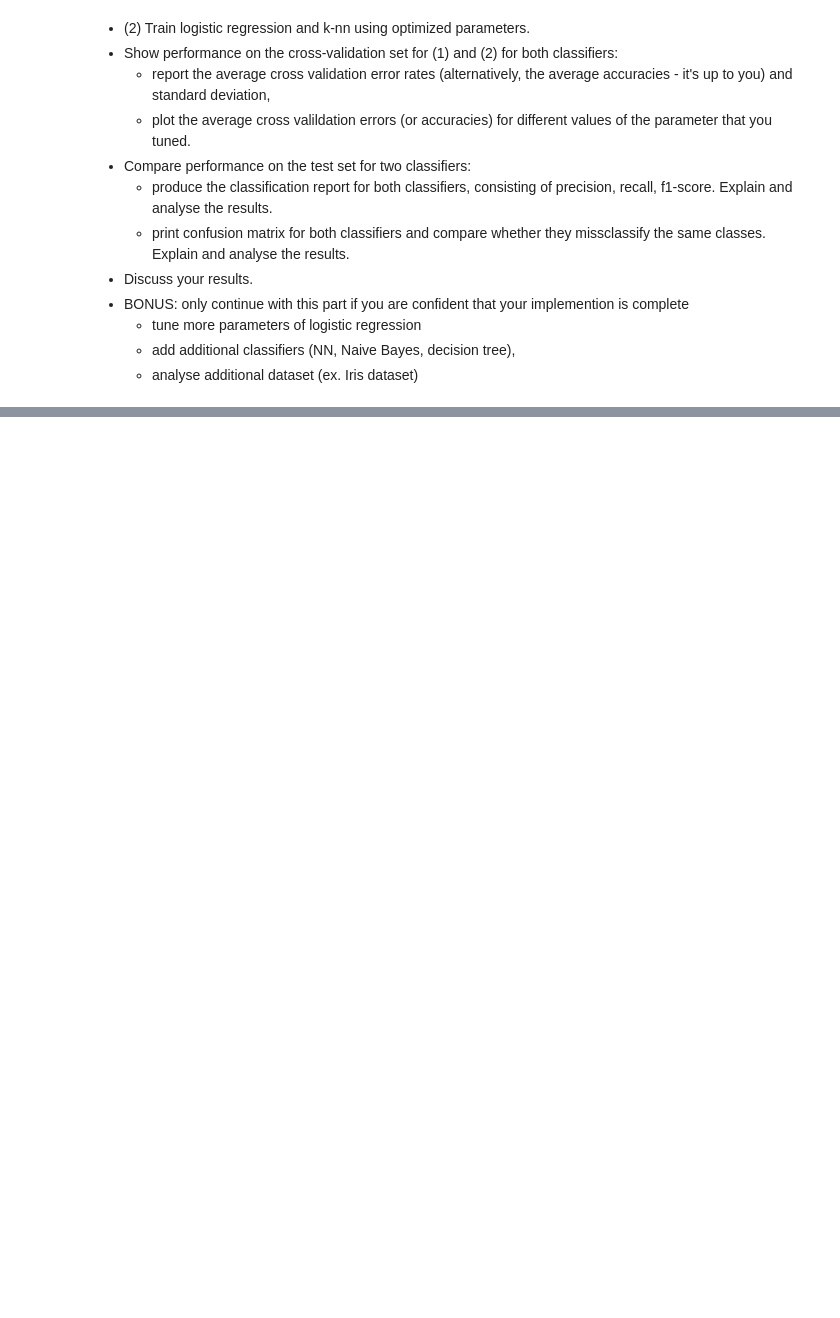
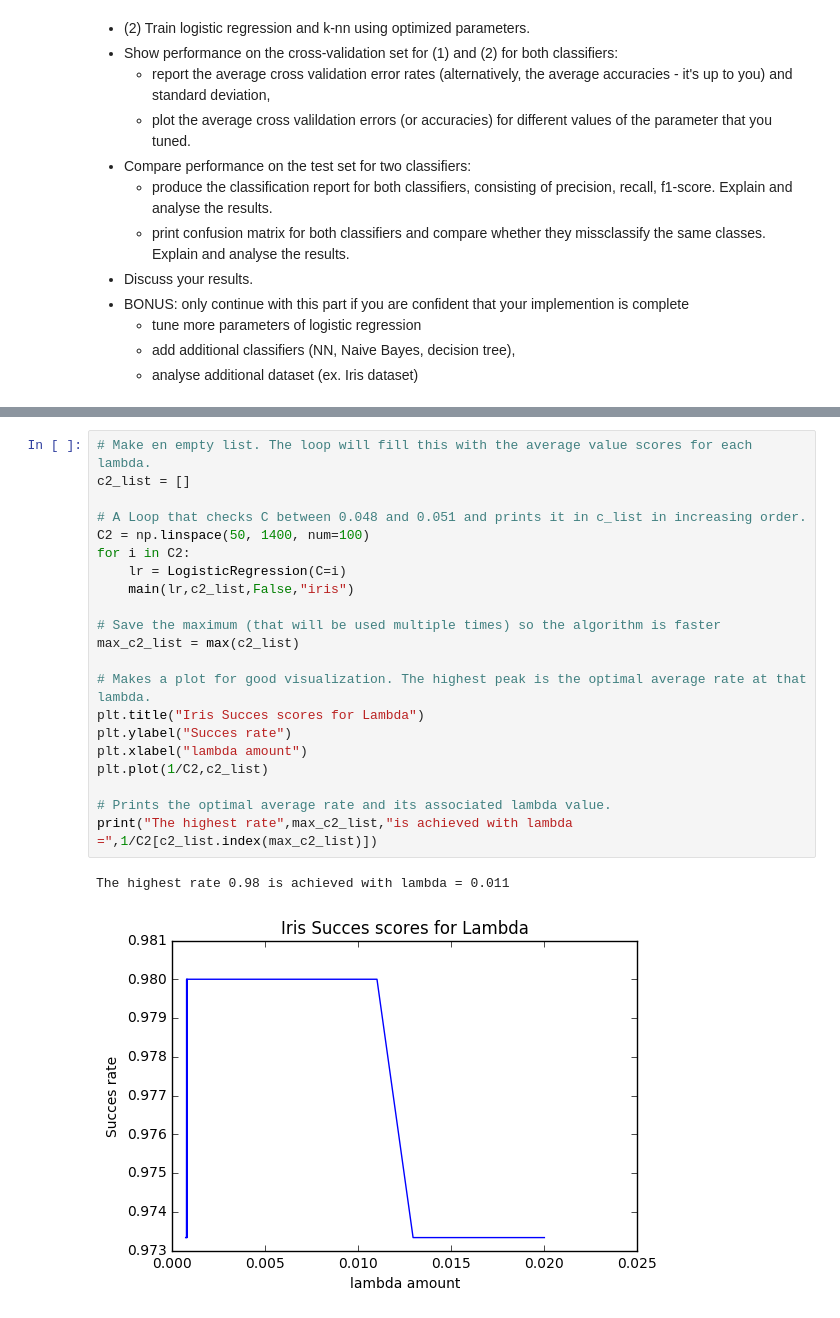
Before and after one commit to MarikWesterhof/Machine-Learning, a Jupyter notebook: Graded Assignment 2/gradedAss2-1.ipynb, the cells around one changed output, grey strips where cells are left out. Cells and saved outputs as stored; diff of their text form; blank space fills up the shorter version.

```diff
--- a/Graded Assignment 2/gradedAss2-1.ipynb
+++ b/Graded Assignment 2/gradedAss2-1.ipynb
@@ -128,0 +397,24 @@ The highest rate 0.97778921138 is achieved with k = 3
+# %%
+# Make en empty list. The loop will fill this with the average value scores for each lambda.
+c2_list = []
+
+# A Loop that checks C between 0.048 and 0.051 and prints it in c_list in increasing order.
+C2 = np.linspace(50, 1400, num=100)
+for i in C2:
+    lr = LogisticRegression(C=i)
+    main(lr,c2_list,False,"iris")
+
+# Save the maximum (that will be used multiple times) so the algorithm is faster
+max_c2_list = max(c2_list)
+
+# Makes a plot for good visualization. The highest peak is the optimal average rate at that lambda.
+plt.title("Iris Succes scores for Lambda")
+plt.ylabel("Succes rate")
+plt.xlabel("lambda amount")
+plt.plot(1/C2,c2_list)
+
+# Prints the optimal average rate and its associated lambda value.
+print("The highest rate",max_c2_list,"is achieved with lambda =",1/C2[c2_list.index(max_c2_list)])
+# %% [output]
+The highest rate 0.98 is achieved with lambda = 0.011
+[figure, added]
```
Also changed, not shown: parts of 29 cells of this notebook.
